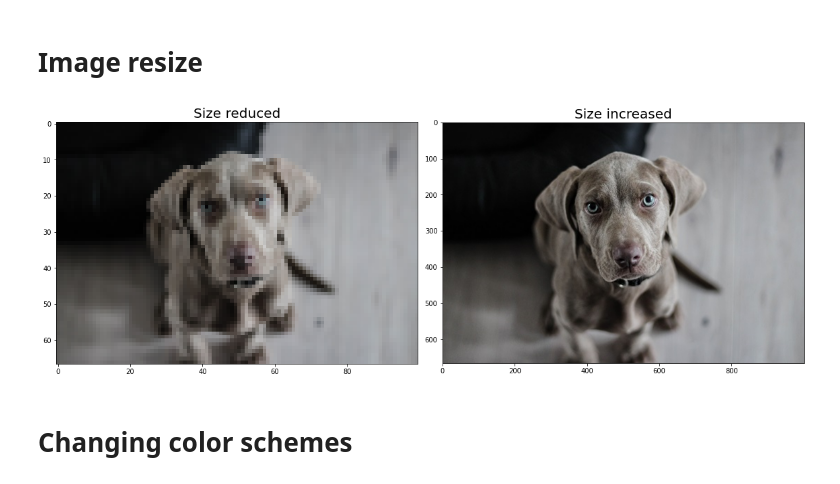
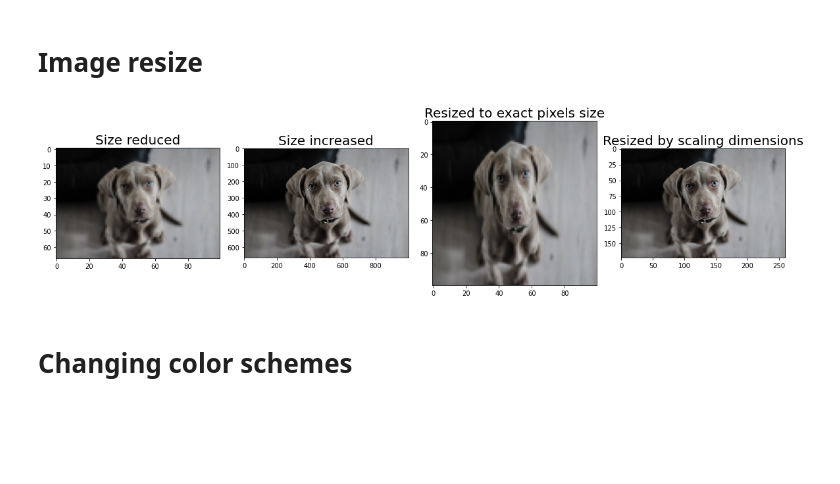
Before and after one commit to grafiszti/itb, a Jupyter notebook: notebooks/Examples basics.ipynb, the cells around one changed output. Saved outputs shown, nothing was run; the diff lists cells and outputs as text; code cells hidden in the pictures; blank space fills up the shorter version.

Commit message:
added new options for image resizing

```diff
--- a/notebooks/Examples basics.ipynb
+++ b/notebooks/Examples basics.ipynb
@@ -62,11 +62,16 @@ File test_image.png file successfully removed.
 # Image resize
 # %%
 draw(
-    [resize(read(TEST_IMG_1), 100), resize(read(TEST_IMG_1), 1000)],
-    ["Size reduced", "Size increased"]
+    [
+        resize(read(TEST_IMG_1), 100),
+        resize(read(TEST_IMG_1), 1000),
+        resize(read(TEST_IMG_1), (100, 100)),
+        resize(read(TEST_IMG_1), (0.5, 0.5)),
+    ],
+    ["Size reduced", "Size increased", "Resized to exact pixels size", "Resized by scaling dimensions"]
 )
 # %% [output]
-[figure, old version]
+[figure, new version]
 # %% [markdown]
 # Changing color schemes
 # %%
```
Also changed, not shown: 2 other files.
